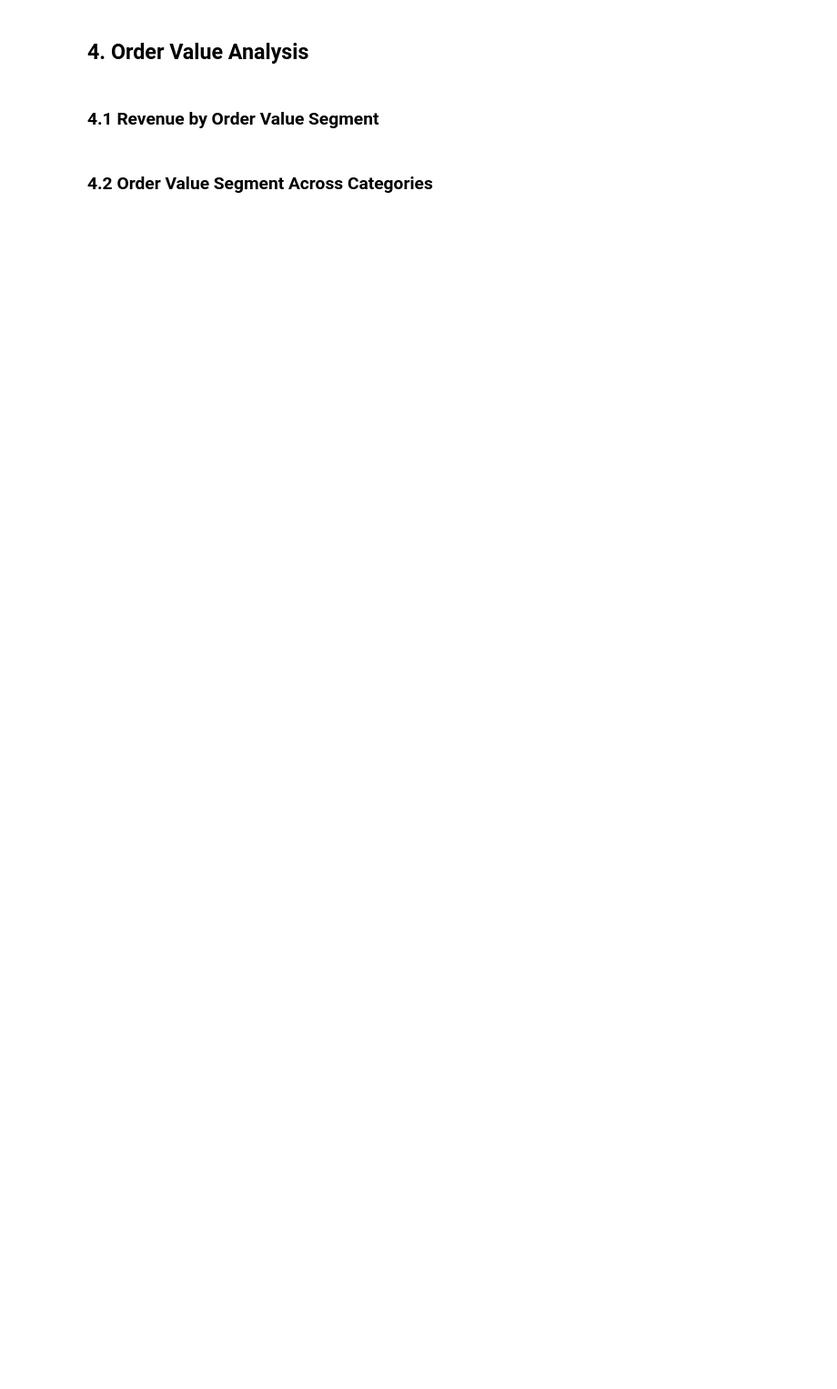
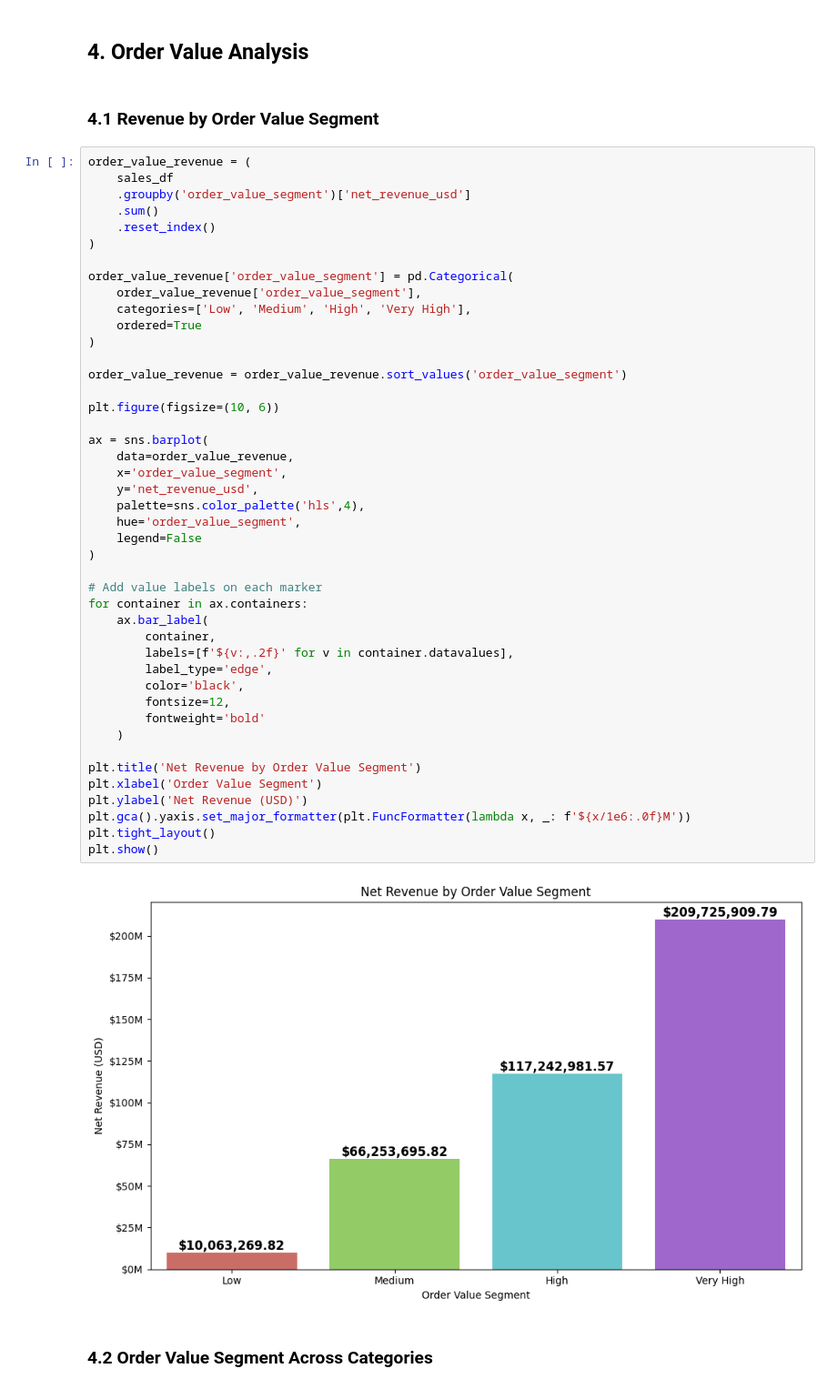
Before and after one commit to judiellegaspina/Ecommerce-EDA-and-Sales-Prediction, a Jupyter notebook: 05_Sales_Analysis.ipynb, the cells around one changed output. Shown at 91% size. Drawn from its saved outputs; the diff is of its cells as text; blank space fills up the shorter version.

```diff
--- a/05_Sales_Analysis.ipynb
+++ b/05_Sales_Analysis.ipynb
@@ -497,5 +497,51 @@ plt.show()
 ## 4. Order Value Analysis
 # %% [markdown]
 ### 4.1 Revenue by Order Value Segment
+# %%
+order_value_revenue = (
+    sales_df
+    .groupby('order_value_segment')['net_revenue_usd']
+    .sum()
+    .reset_index()
+)
+
+order_value_revenue['order_value_segment'] = pd.Categorical(
+    order_value_revenue['order_value_segment'],
+    categories=['Low', 'Medium', 'High', 'Very High'],
+    ordered=True
+)
+
+order_value_revenue = order_value_revenue.sort_values('order_value_segment')
+
+plt.figure(figsize=(10, 6))
+
+ax = sns.barplot(
+    data=order_value_revenue,
+    x='order_value_segment',
+    y='net_revenue_usd',
+    palette=sns.color_palette('hls',4),
+    hue='order_value_segment',
+    legend=False
+)
+
+# Add value labels on each marker
+for container in ax.containers:
+    ax.bar_label(
+        container,
+        labels=[f'${v:,.2f}' for v in container.datavalues],
+        label_type='edge',
+        color='black',
+        fontsize=12,
+        fontweight='bold'
+    )
+
+plt.title('Net Revenue by Order Value Segment')
+plt.xlabel('Order Value Segment')
+plt.ylabel('Net Revenue (USD)')
+plt.gca().yaxis.set_major_formatter(plt.FuncFormatter(lambda x, _: f'${x/1e6:.0f}M'))
+plt.tight_layout()
+plt.show()
+# %% [output]
+[figure, added]
 # %% [markdown]
 ### 4.2 Order Value Segment Across Categories
```
Also changed, not shown: parts of 2 cells of this notebook.
